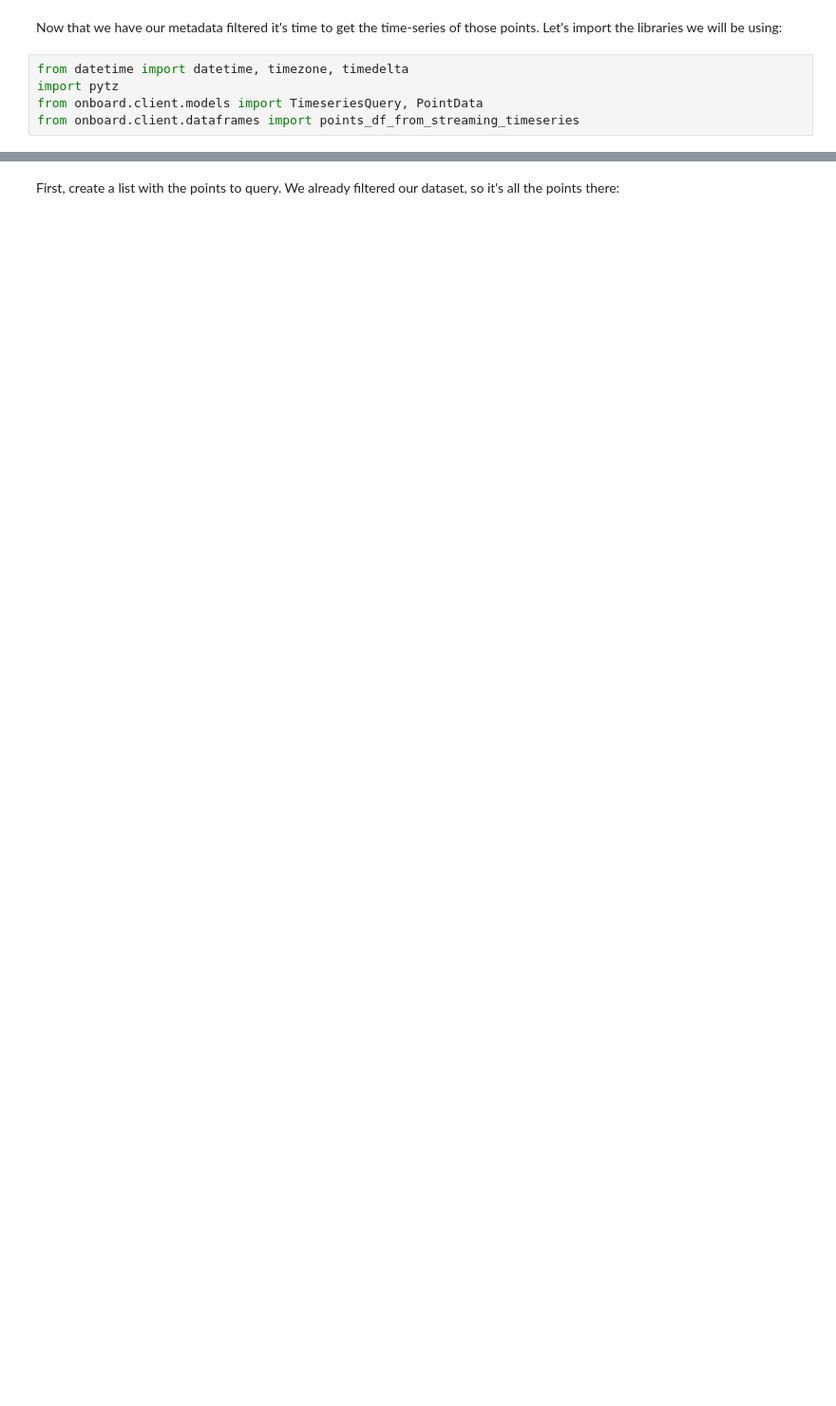
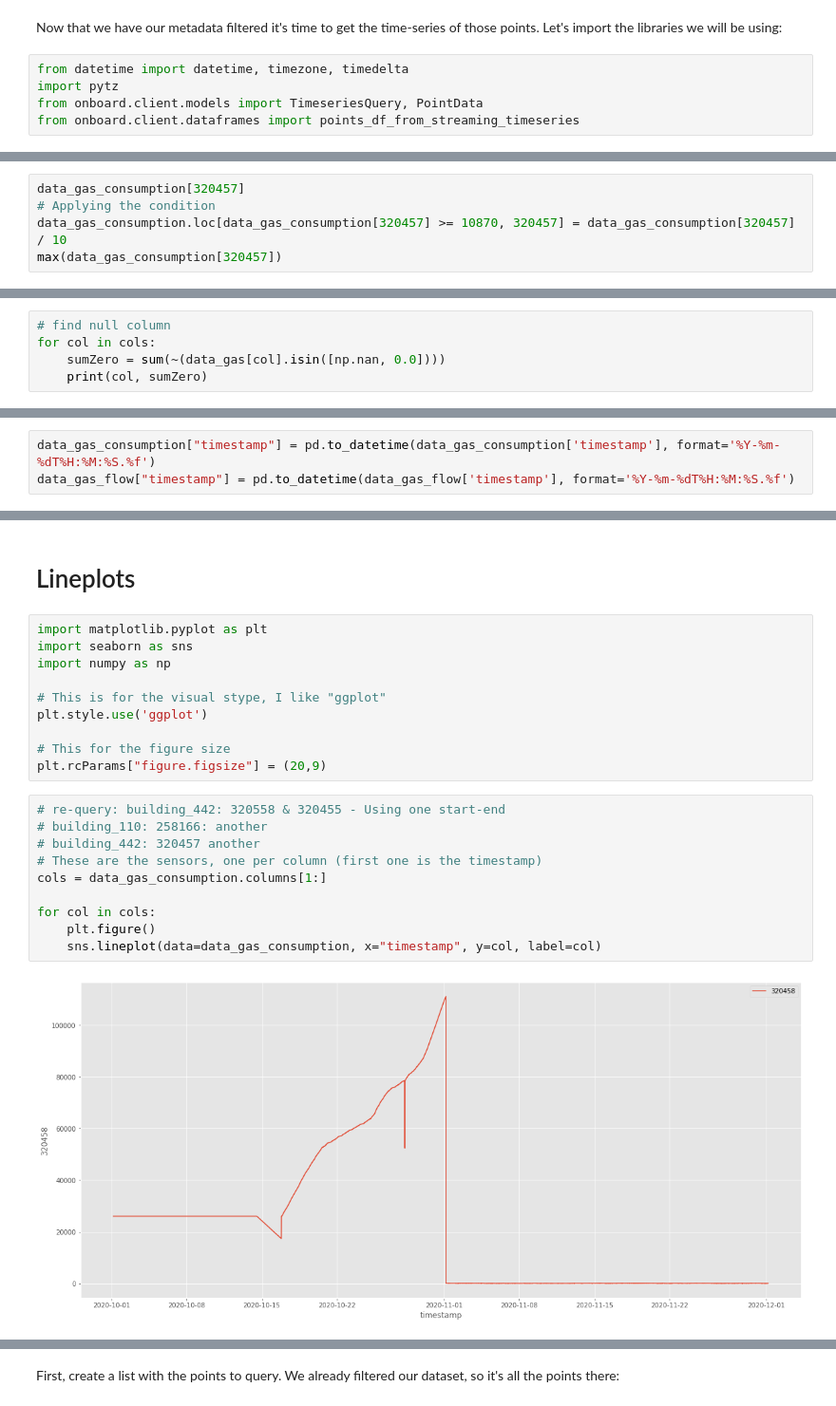
Before and after one commit to PengkunLiu/RTEM_CMU, a Jupyter notebook: RTEM Jupyter Notebook/a-rtem-heating-energy.ipynb, the cells around one changed output, grey strips where cells are left out. Shown at 95% size. Saved outputs shown, nothing was run; the diff lists cells and outputs as text; blank space fills up the shorter version.

```diff
--- a/RTEM Jupyter Notebook/a-rtem-heating-energy.ipynb
+++ b/RTEM Jupyter Notebook/a-rtem-heating-energy.ipynb
@@ -194,0 +390,5 @@ from onboard.client.dataframes import points_df_from_streaming_timeseries
+# %%
+data_gas_consumption[320457]
+# Applying the condition
+data_gas_consumption.loc[data_gas_consumption[320457] >= 10870, 320457] = data_gas_consumption[320457] / 10
+max(data_gas_consumption[320457])
@@ -194,0 +397,5 @@ from onboard.client.dataframes import points_df_from_streaming_timeseries
+# %%
+# find null column
+for col in cols:
+    sumZero = sum(~(data_gas[col].isin([np.nan, 0.0])))
+    print(col, sumZero)
@@ -194,0 +406,3 @@ from onboard.client.dataframes import points_df_from_streaming_timeseries
+# %%
+data_gas_consumption["timestamp"] = pd.to_datetime(data_gas_consumption['timestamp'], format='%Y-%m-%dT%H:%M:%S.%f')
+data_gas_flow["timestamp"] = pd.to_datetime(data_gas_flow['timestamp'], format='%Y-%m-%dT%H:%M:%S.%f')
@@ -194,0 +443,24 @@ from onboard.client.dataframes import points_df_from_streaming_timeseries
+# %% [markdown]
+# Lineplots
+# %%
+import matplotlib.pyplot as plt
+import seaborn as sns
+import numpy as np
+
+# This is for the visual stype, I like "ggplot"
+plt.style.use('ggplot')
+
+# This for the figure size
+plt.rcParams["figure.figsize"] = (20,9)
+# %%
+# re-query: building_442: 320558 & 320455 - Using one start-end
+# building_110: 258166: another
+# building_442: 320457 another
+# These are the sensors, one per column (first one is the timestamp)
+cols = data_gas_consumption.columns[1:]
+
+for col in cols:
+    plt.figure()
+    sns.lineplot(data=data_gas_consumption, x="timestamp", y=col, label=col)
+# %% [output]
+[figure, added]
```
Also changed, not shown: parts of 133 cells of this notebook, 1 other file.
